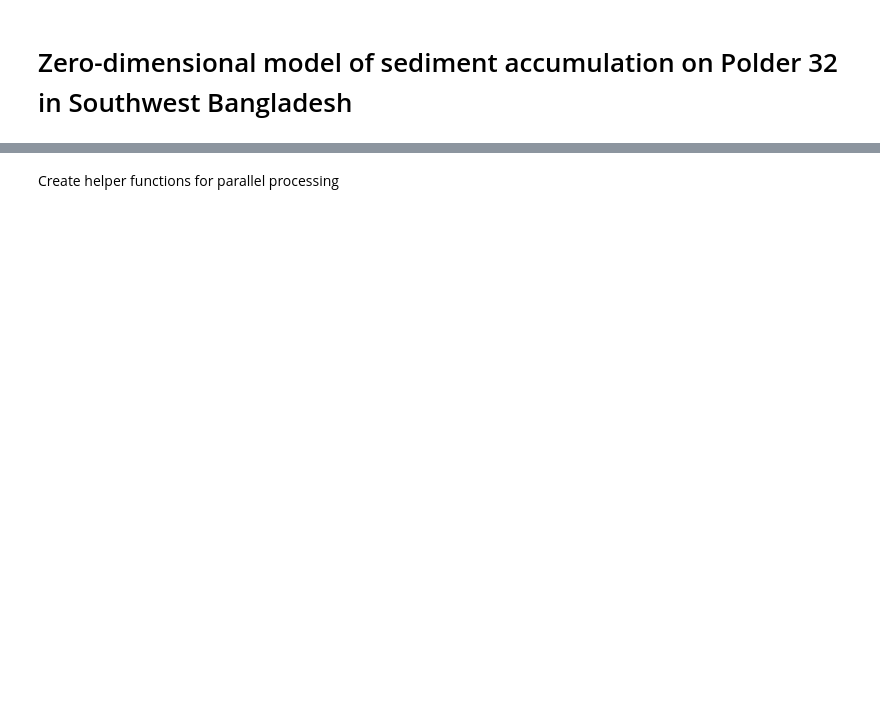
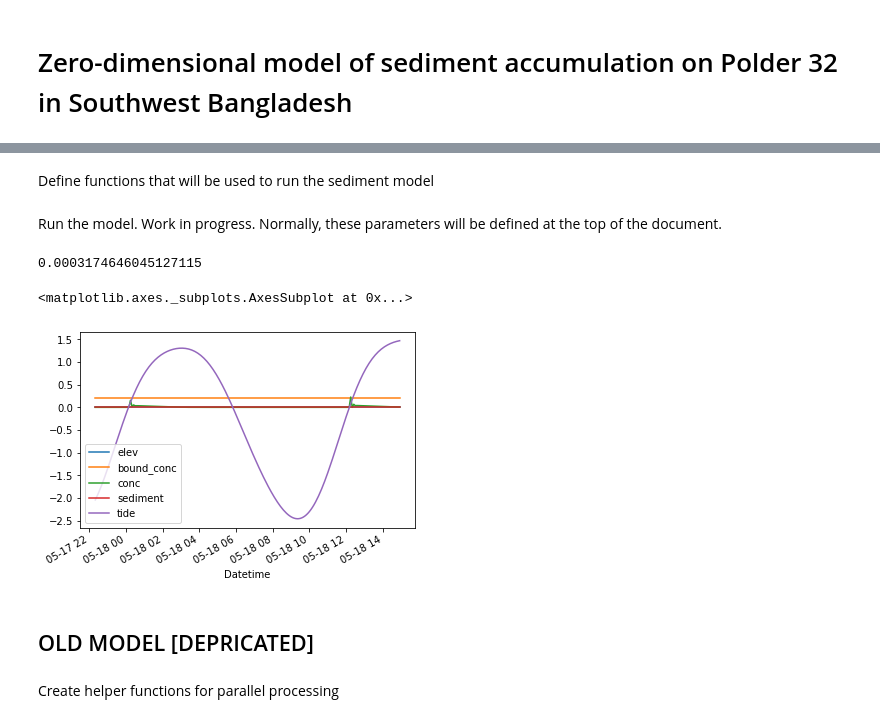
Before and after one commit to christasich/tidal_flat_0d, a Jupyter notebook: notebooks/sediment-model.ipynb, the cells around one changed output, grey strips where cells are left out. Saved outputs shown, nothing was run; the diff lists cells and outputs as text; code cells hidden in the pictures; blank space fills up the shorter version.

```diff
--- a/notebooks/sediment-model.ipynb
+++ b/notebooks/sediment-model.ipynb
@@ -29,0 +27,2 @@ Set parameters for the model run. Parameters must be single values (single core)
+# %%
+root = here()
@@ -175,0 +140,16 @@ Create main model function
+# %%
+dir = root / "data" / "interim" / "tides"
+fn_format = "tides-yr_{0}-dt_{1}-slr_{2:.4f}.feather"
+tide_combos = make_combos(slr=slr, run_len=run_len, dt=dt)
+missing = missing_combos(dir, fn_format, tide_combos)
+params_for_make_tide = namedtuple(
+    "params_for_make_tide", ("wdir", "fn_format") + tide_combos[0]._fields
+)
+tides_to_make = [
+    params_for_make_tide(
+        wdir=dir, fn_format=fn_format, slr=item.slr, run_len=item.run_len, dt=item.dt
+    )
+    for item in missing
+]
+
+Parallel(n_jobs=cpu_num)(delayed(make_tide)(i) for i in tides_to_make)
@@ -175,0 +160,2 @@ Create main model function
+# %% [markdown]
+Define functions that will be used to run the sediment model
@@ -175,0 +225,2 @@ Create main model function
+# %% [markdown]
+Run the model. Work in progress. Normally, these parameters will be defined at the top of the document.
@@ -176,3 +275,16 @@ Create main model function
+# %%
+np.sum(sediment)
+# %% [output]
+0.0003174646045127115
+# %%
+start = 0
+end = 200
+data[start:end][['elev', 'bound_conc', 'conc', 'sediment', 'tide']].plot()
+# %% [output]
+<matplotlib.axes._subplots.AxesSubplot at 0x...>
+[figure, added]
+# %% [markdown]
+## OLD MODEL [DEPRICATED]
 # %%
 # Main function for running the model.
 # def run_model(tides, ssc, params, n = None)
```
Also changed, not shown: parts of 33 cells of this notebook, 8 other files.
